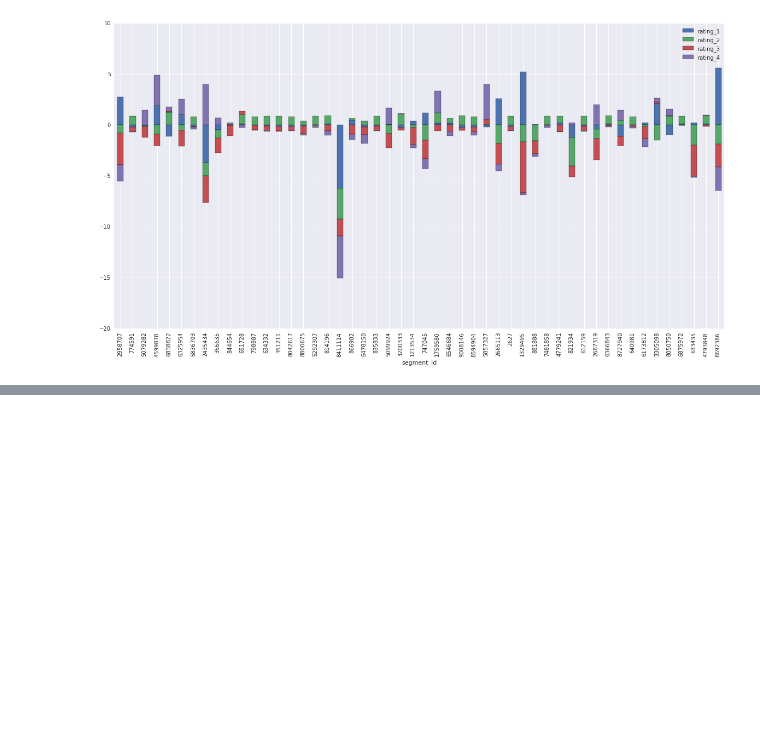
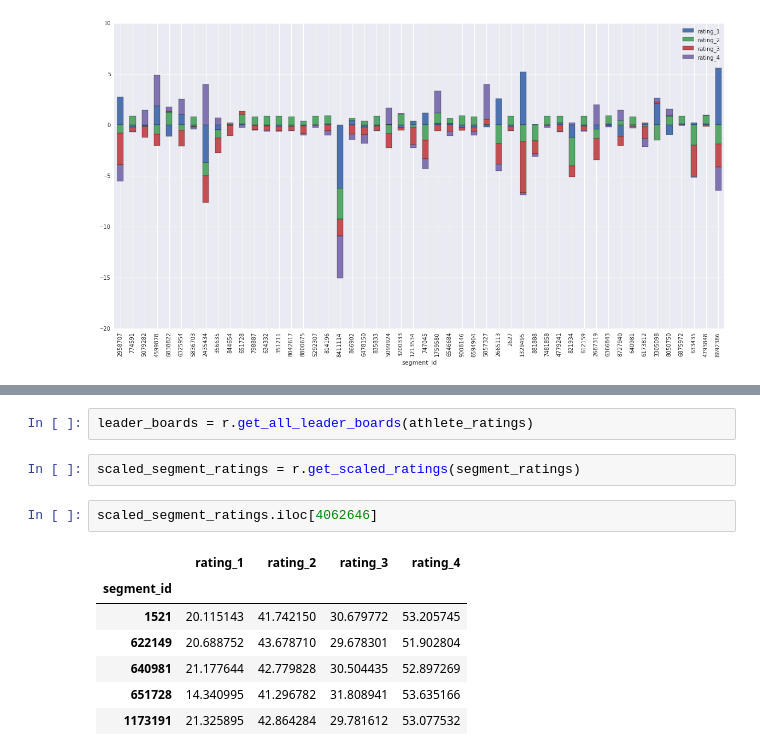
Before and after one commit to Ultramann/Stravaboards, a Jupyter notebook: modeling/model_introspection.ipynb, the cells around one changed output, grey strips where cells are left out. Drawn from its saved outputs; the diff is of its cells as text; blank space fills up the shorter version.

Commit message:
Looking at leaderboards

```diff
--- a/modeling/model_introspection.ipynb
+++ b/modeling/model_introspection.ipynb
@@ -99,0 +77,14 @@ Name: date, dtype: datetime64[ns]
+# %%
+leader_boards = r.get_all_leader_boards(athlete_ratings)
+# %%
+scaled_segment_ratings = r.get_scaled_ratings(segment_ratings)
+# %%
+scaled_segment_ratings.iloc[4062646]
+# %% [output]
+|  | rating_1 | rating_2 | rating_3 | rating_4 |
+| segment_id |  |  |  |  |
+| 1521 | 20.115143 | 41.742150 | 30.679772 | 53.205745 |
+| 622149 | 20.688752 | 43.678710 | 29.678301 | 51.902804 |
+| 640981 | 21.177644 | 42.779828 | 30.504435 | 52.897269 |
+| 651728 | 14.340995 | 41.296782 | 31.808941 | 53.635166 |
+| 1173191 | 21.325895 | 42.864284 | 29.781612 | 53.077532 |
```
Also changed, not shown: parts of 3 cells of this notebook.
